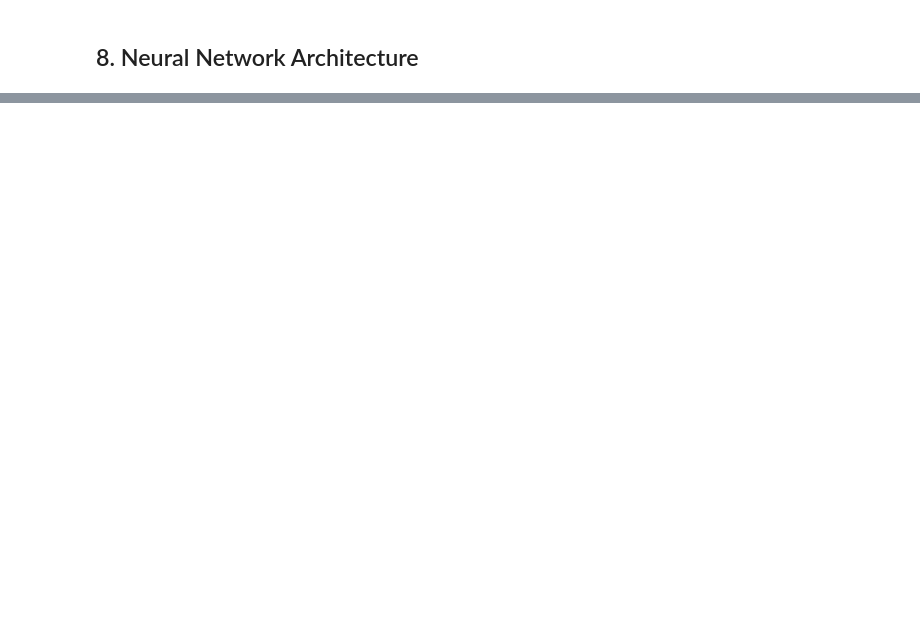
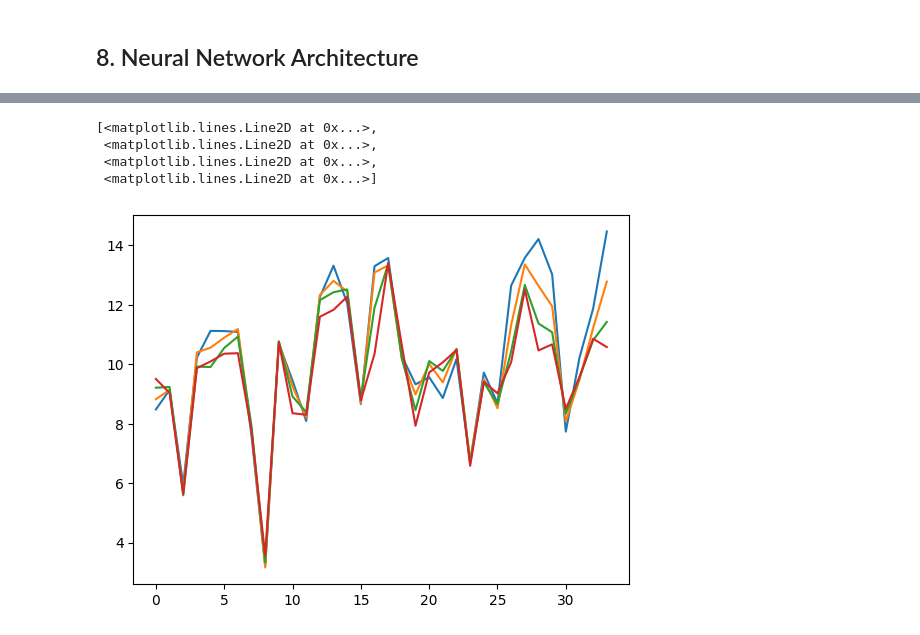
Before and after one commit to SherlockJr13/sherlock-final-project, a Jupyter notebook: main_model.ipynb, the cells around one changed output, grey strips where cells are left out. Cells and saved outputs as stored; diff of their text form; code cells hidden in the pictures; blank space fills up the shorter version.

```diff
--- a/main_model.ipynb
+++ b/main_model.ipynb
@@ -205,0 +359,11 @@ model_sum = pd.DataFrame(columns=['replication', 'hidden_node', 'train_mse', 'te
+# %%
+# Reshape the data
+reshaped_data = y_pred.reshape((34, 4), order='F')  # 'F' means column-major order
+
+plt.plot(reshaped_data)
+# %% [output]
+[<matplotlib.lines.Line2D at 0x...>,
+ <matplotlib.lines.Line2D at 0x...>,
+ <matplotlib.lines.Line2D at 0x...>,
+ <matplotlib.lines.Line2D at 0x...>]
+[figure, added]
```
Also changed, not shown: parts of 19 cells of this notebook.
